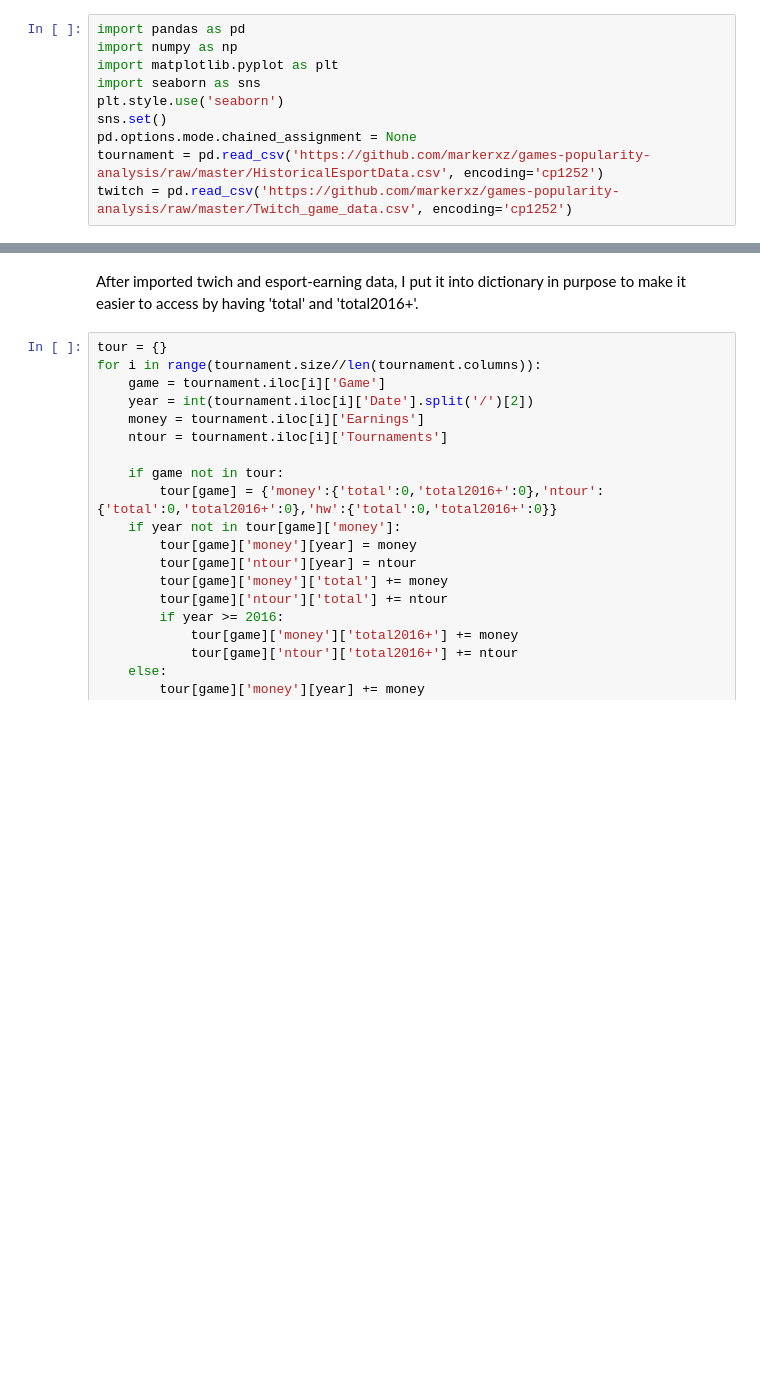
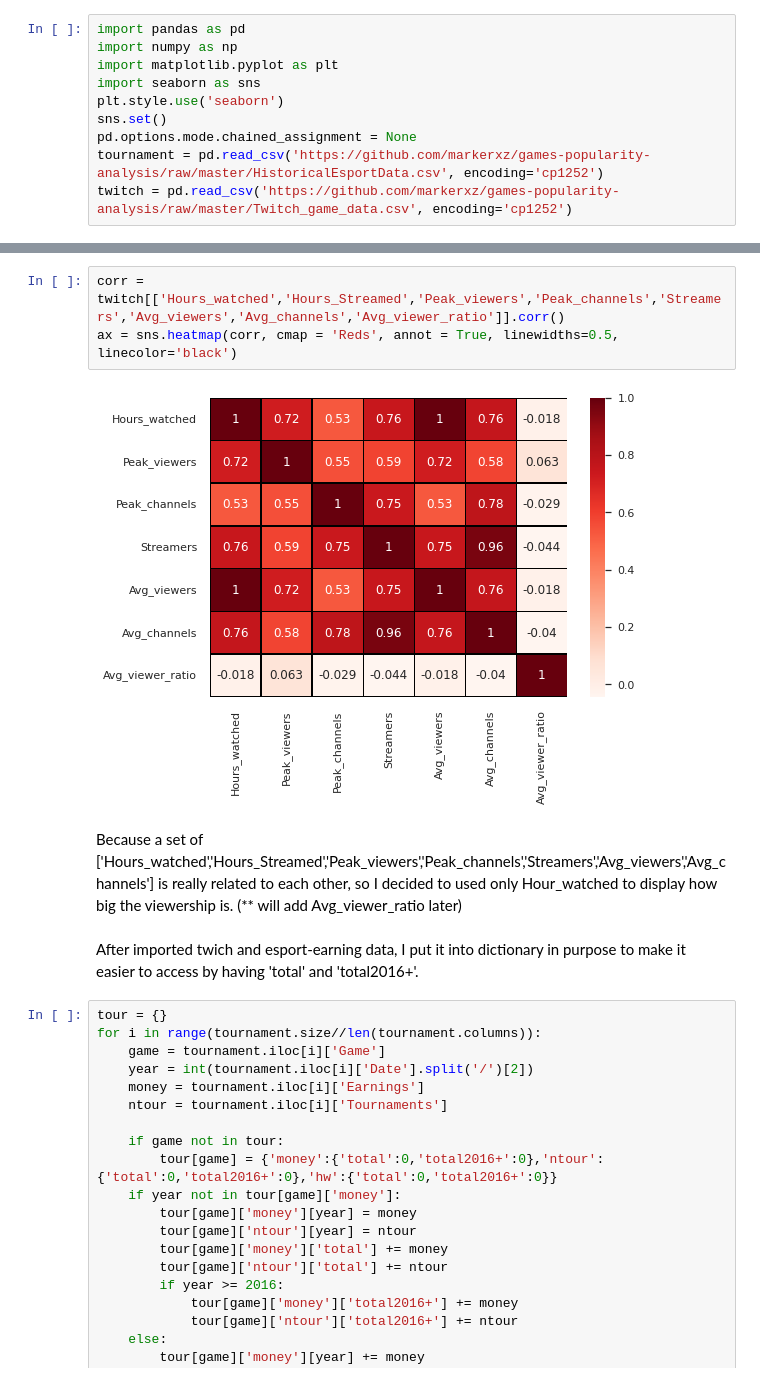
Before and after one commit to markerxz/games-popularity-analysis, a Jupyter notebook: esp.ipynb, the cells around one changed output, grey strips where cells are left out. Saved outputs shown, nothing was run; the diff lists cells and outputs as text; blank space fills up the shorter version.

```diff
--- a/esp.ipynb
+++ b/esp.ipynb
@@ -13,3 +38,10 @@ twitch = pd.read_csv('https://github.com/markerxz/games-popularity-analysis/raw/
+# %%
+corr = twitch[['Hours_watched','Hours_Streamed','Peak_viewers','Peak_channels','Streamers','Avg_viewers','Avg_channels','Avg_viewer_ratio']].corr()
+ax = sns.heatmap(corr, cmap = 'Reds', annot = True, linewidths=0.5, linecolor='black')
+# %% [output]
+[figure, added]
+# %% [markdown]
+Because a set of ['Hours_watched','Hours_Streamed','Peak_viewers','Peak_channels','Streamers','Avg_viewers','Avg_channels'] is really related to each other, so I decided to used only Hour_watched to display how big the viewership is. (** will add Avg_viewer_ratio later)
 # %% [markdown]
 After imported twich and esport-earning data, I put it into dictionary in purpose to make it easier to access by having 'total' and 'total2016+'.
 # %%
```
Also changed, not shown: parts of 4 cells of this notebook.
